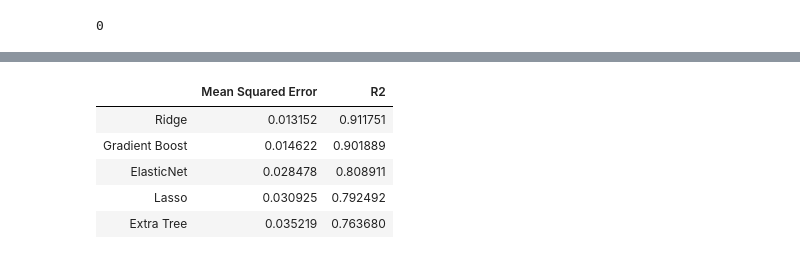
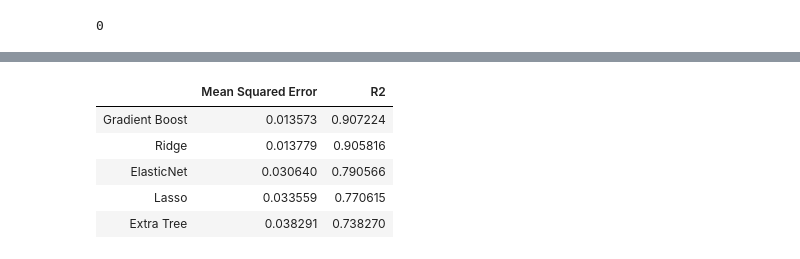
Before and after one commit to miamedra2/House-Prices, a Jupyter notebook: HackDay2.ipynb, the cells around one changed output, grey strips where cells are left out. Saved outputs shown, nothing was run; the diff lists cells and outputs as text; code cells hidden in the pictures.

```diff
--- a/HackDay2.ipynb
+++ b/HackDay2.ipynb
@@ -366,0 +254,2 @@ df_test2 = df1_parsed[Testdatasize:]
+# %%
+df_test2 = df.iloc[-Testdatasize:]
@@ -507,5 +403,3 @@ df1_parsed[df1_parsed.duplicated() ==  True]
-# %%
-df1_parsed = df1_parsed.drop_duplicates()
 # %%
 df1_parsed = df1_parsed.drop(['MiscFeature'], axis = 1)
 # %%
@@ -644,11 +538,13 @@ LotFrontage_bool                 NaN
 Name: SalePrice, Length: 279, dtype: float64
 # %%
 #df1_parsed = df1_parsed.drop(['Condition2_PosN', 'Functional_Sev', 'RoofStyle_Shed', 'Utilities_AllPub', 'OverallCond', 'KitchenAbvGr'], axis=1)
+# %%
+df1_parsed.drop_duplicates(keep=False,inplace=True)
 # %%
 #df1 = df1.drop('MSSubClass_1-1/2 STORY PUD - ALL AGES',axis=1)
 # %%
-new_train = df1_parsed[:Trainingdatasize]
-new_test = df1_parsed[Trainingdatasize:]
+new_train = df1_parsed.iloc[:Trainingdatasize]
+new_test = df1_parsed.iloc[-Testdatasize:]
 # %%
 new_test.isnull().sum().sum()
 # %% [output]
@@ -747,12 +686,12 @@ def plot_learn_curves(model, dataset, y_name):
     plt.yticks(np.arange(0, 1, .05))
     plt.grid(color='g', linestyle='-', linewidth=.1)
 # %%
-model, stats = OptimalRegression(new_train,'SalePrice')
+best_model, stats = OptimalRegression(new_train,'SalePrice')
 stats
 # %% [output]
 |  | Mean Squared Error | R2 |
-| Ridge | 0.013152 | 0.911751 |
-| Gradient Boost | 0.014622 | 0.901889 |
-| ElasticNet | 0.028478 | 0.808911 |
-| Lasso | 0.030925 | 0.792492 |
-| Extra Tree | 0.035219 | 0.763680 |
+| Gradient Boost | 0.013573 | 0.907224 |
+| Ridge | 0.013779 | 0.905816 |
+| ElasticNet | 0.030640 | 0.790566 |
+| Lasso | 0.033559 | 0.770615 |
+| Extra Tree | 0.038291 | 0.738270 |
```
Also changed, not shown: parts of 53 cells of this notebook, 1 other file.
